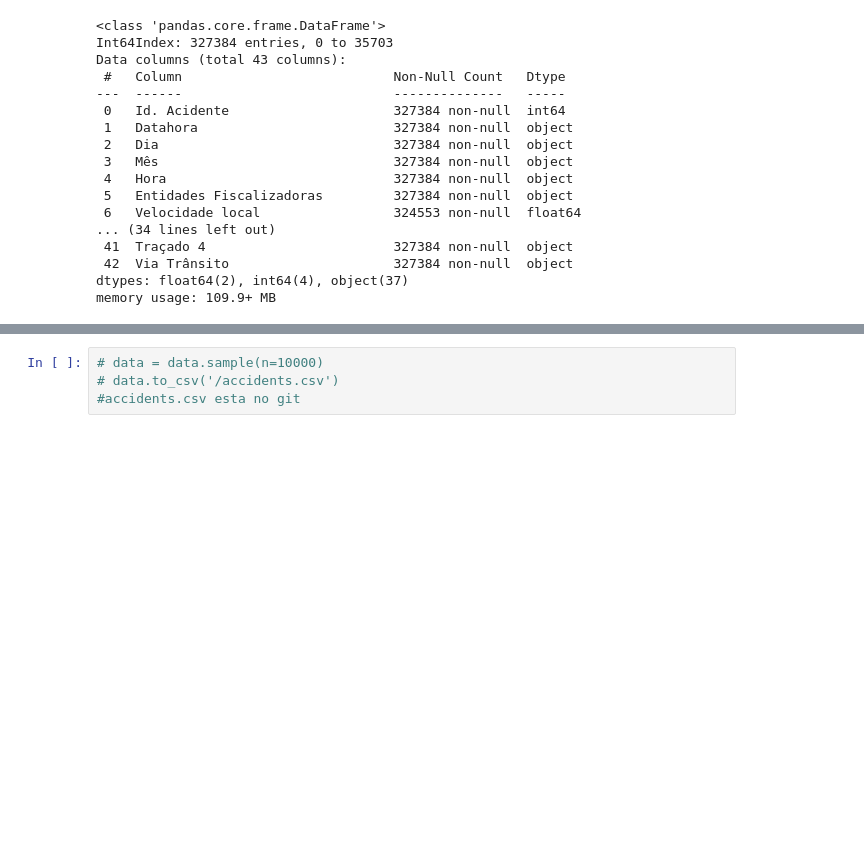
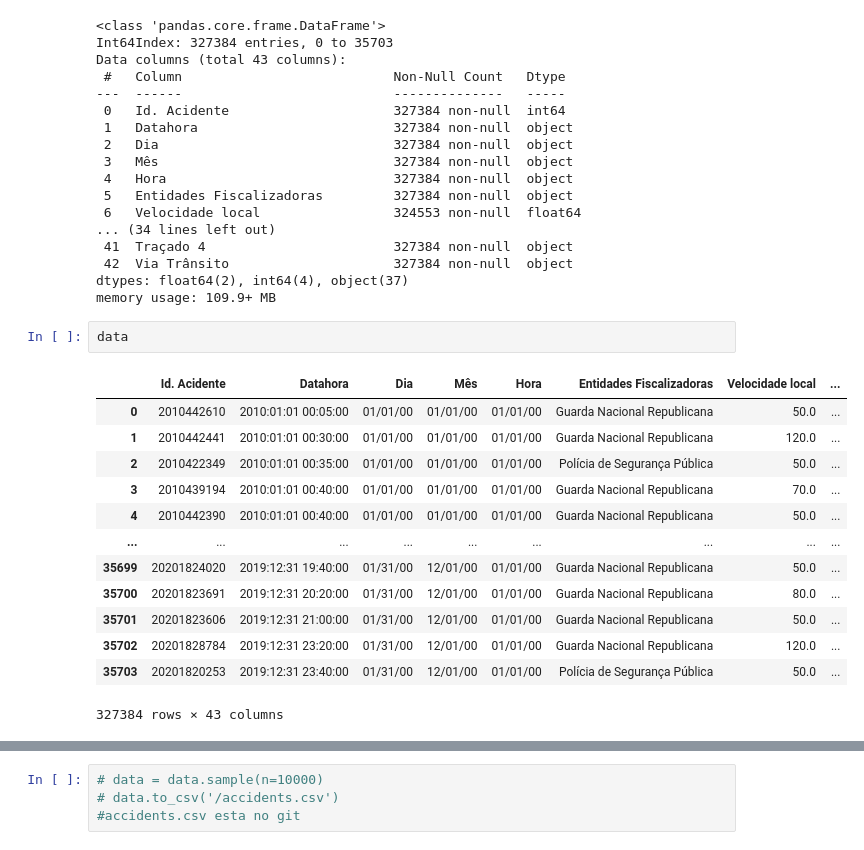
Before and after one commit to mrdso2-iscte/IAA_PROJECT, a Jupyter notebook: IAA.ipynb, the cells around one changed output, grey strips where cells are left out. Cells and saved outputs as stored; diff of their text form; blank space fills up the shorter version.

```diff
--- a/IAA.ipynb
+++ b/IAA.ipynb
@@ -36,3 +36,19 @@ Data columns (total 43 columns):
  42  Via Trânsito                     327384 non-null  object
 dtypes: float64(2), int64(4), object(37)
 memory usage: 109.9+ MB
+# %%
+data
+# %% [output]
+|  | Id. Acidente | Datahora | Dia | Mês | Hora | Entidades Fiscalizadoras | Velocidade local | ... |
+| 0 | 2010442610 | 2010:01:01 00:05:00 | 01/01/00 | 01/01/00 | 01/01/00 | Guarda Nacional Republicana | 50.0 | ... |
+| 1 | 2010442441 | 2010:01:01 00:30:00 | 01/01/00 | 01/01/00 | 01/01/00 | Guarda Nacional Republicana | 120.0 | ... |
+| 2 | 2010422349 | 2010:01:01 00:35:00 | 01/01/00 | 01/01/00 | 01/01/00 | Polícia de Segurança Pública | 50.0 | ... |
+| 3 | 2010439194 | 2010:01:01 00:40:00 | 01/01/00 | 01/01/00 | 01/01/00 | Guarda Nacional Republicana | 70.0 | ... |
+| 4 | 2010442390 | 2010:01:01 00:40:00 | 01/01/00 | 01/01/00 | 01/01/00 | Guarda Nacional Republicana | 50.0 | ... |
+| ... | ... | ... | ... | ... | ... | ... | ... | ... |
+| 35699 | 20201824020 | 2019:12:31 19:40:00 | 01/31/00 | 12/01/00 | 01/01/00 | Guarda Nacional Republicana | 50.0 | ... |
+| 35700 | 20201823691 | 2019:12:31 20:20:00 | 01/31/00 | 12/01/00 | 01/01/00 | Guarda Nacional Republicana | 80.0 | ... |
+| 35701 | 20201823606 | 2019:12:31 21:00:00 | 01/31/00 | 12/01/00 | 01/01/00 | Guarda Nacional Republicana | 50.0 | ... |
+| 35702 | 20201828784 | 2019:12:31 23:20:00 | 01/31/00 | 12/01/00 | 01/01/00 | Guarda Nacional Republicana | 120.0 | ... |
+| 35703 | 20201820253 | 2019:12:31 23:40:00 | 01/31/00 | 12/01/00 | 01/01/00 | Polícia de Segurança Pública | 50.0 | ... |
+327384 rows × 43 columns
```
Also changed, not shown: parts of 2 cells of this notebook.
